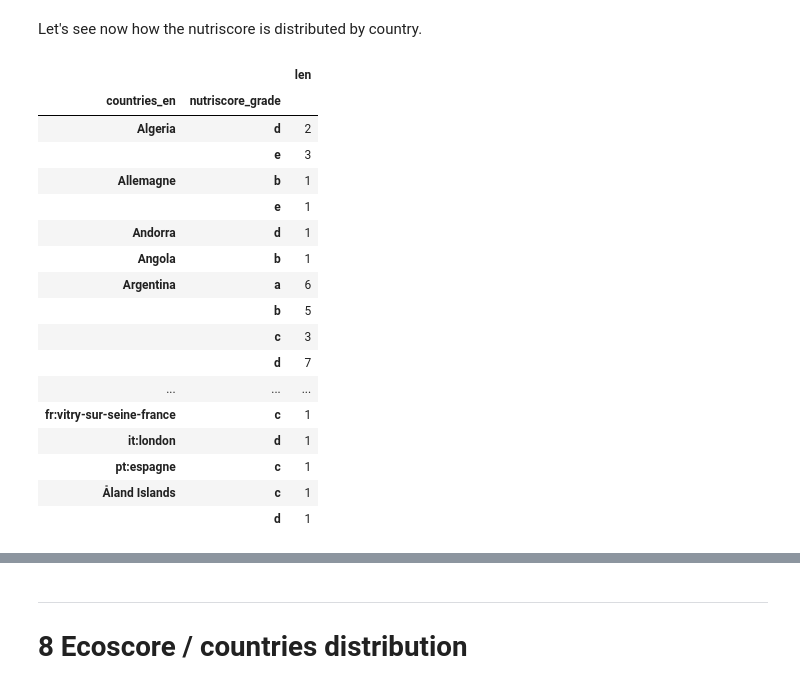
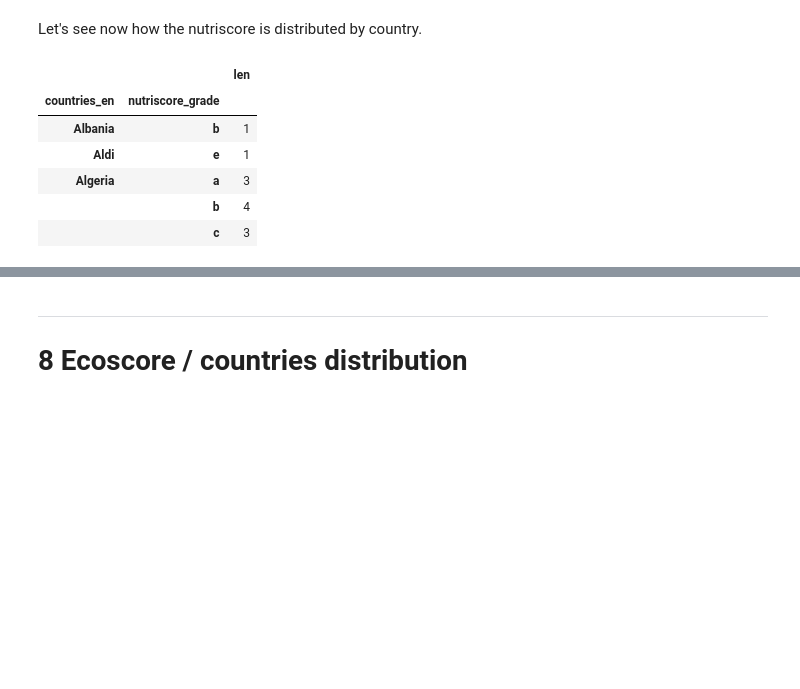
Before and after one commit to curiousmindflow/oc-ml-p2, a Jupyter notebook: exploration.ipynb, the cells around one changed output, grey strips where cells are left out. Cells and saved outputs as stored; diff of their text form; code cells hidden in the pictures; blank space fills up the shorter version.

```diff
--- a/exploration.ipynb
+++ b/exploration.ipynb
@@ -153,26 +115,15 @@ Name: countries_en, dtype: object
 Let's see now how the nutriscore is distributed by country.
 # %%
 data_by_countries_nutriscore = data.groupby(["countries_en", "nutriscore_grade"]).nutriscore_grade.agg([len])
-data_by_countries_nutriscore
+data_by_countries_nutriscore.head()
 # %% [output]
 |  |  | len |
 | countries_en | nutriscore_grade |  |
-| Algeria | d | 2 |
-|  | e | 3 |
-| Allemagne | b | 1 |
-|  | e | 1 |
-| Andorra | d | 1 |
-| Angola | b | 1 |
-| Argentina | a | 6 |
-|  | b | 5 |
+| Albania | b | 1 |
+| Aldi | e | 1 |
+| Algeria | a | 3 |
+|  | b | 4 |
 |  | c | 3 |
-|  | d | 7 |
-| ... | ... | ... |
-| fr:vitry-sur-seine-france | c | 1 |
-| it:london | d | 1 |
-| pt:espagne | c | 1 |
-| Åland Islands | c | 1 |
-|  | d | 1 |
 # %%
 data_by_countries_nutriscore = data_by_countries_nutriscore.reset_index()
 data_by_countries_nutriscore.head()
```
Also changed, not shown: parts of 47 cells of this notebook, 3 other files.
